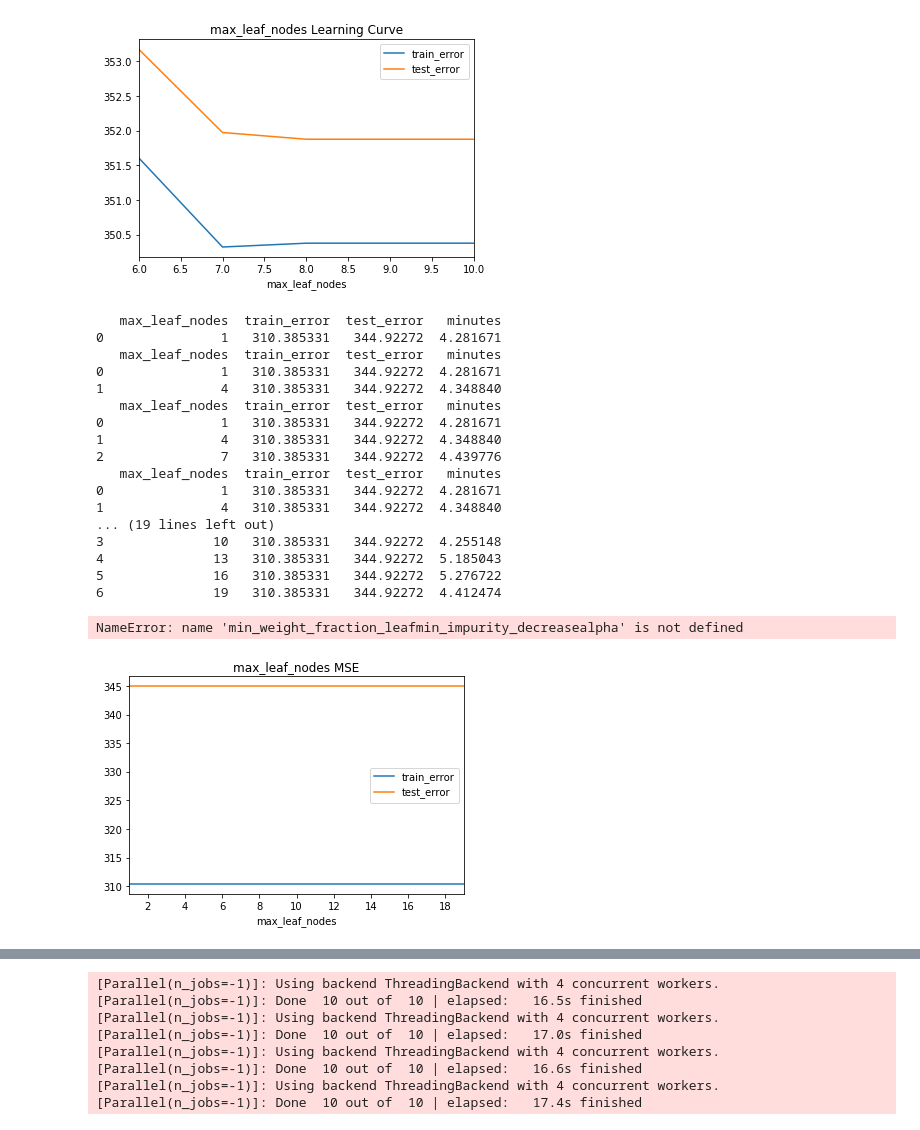
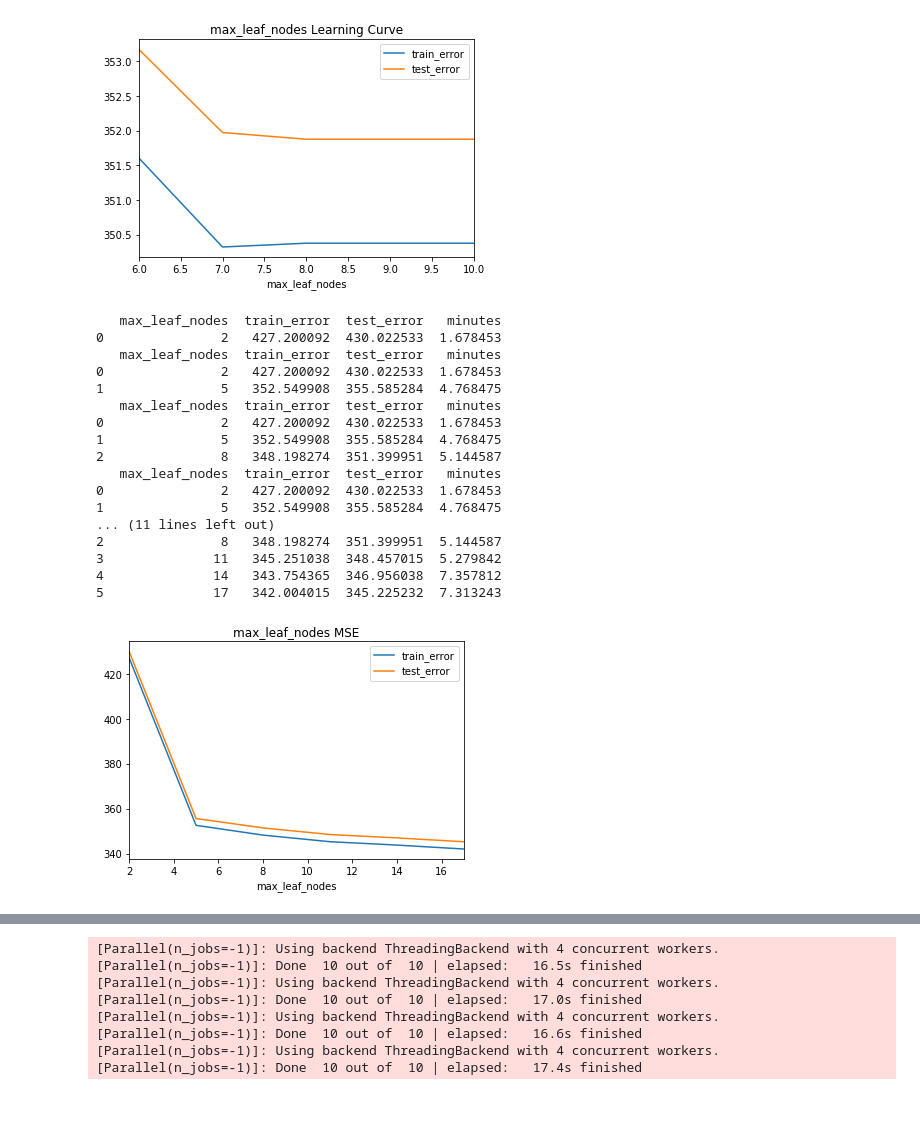
Before and after one commit to kirahman2/salarypredictionportfolio, a Jupyter notebook: Salary Prediction Notebook.ipynb, the cells around one changed output, grey strips where cells are left out. Saved outputs shown, nothing was run; the diff lists cells and outputs as text; code cells hidden in the pictures.

```diff
--- a/Salary Prediction Notebook.ipynb
+++ b/Salary Prediction Notebook.ipynb
@@ -1295,7 +1294,7 @@ list_val = [0,.1,.5,.7,.9]
 results=[]
 for val in list_val:
     start_time = time.time()
-    gbr = GradientBoostingRegressor(min_impurity_decrease=val, max_depth=10,          ###
+    gbr = GradientBoostingRegressor(min_impurity_decrease=val, max_depth=7,          ###
                                     random_state=42, verbose=0)
     gbr.fit(X_train, y_train)
     results.append(
@@ -1422,14 +1421,14 @@ result_final
 [figure]
 # %%
 # gbr +maxdepth
-# best max_features=default                                                    ###
+# best max_features=[auto, log2]                                                    ###
 hyperp = 'max_features'                                                 ###
 list_val = ['auto', 'sqrt', 'log2', None]
 
 results=[]
 for val in list_val:
     start_time = time.time()
-    gbr = GradientBoostingRegressor(max_features=val, max_depth=10,          ###
+    gbr = GradientBoostingRegressor(max_features=val, max_depth=7,          ###
                                     random_state=42, verbose=0)
     gbr.fit(X_train, y_train)
     results.append(
@@ -1506,7 +1505,7 @@ result_final
 | 0.10000 | 350.378303 | 351.876126 |
 [figure]
 # %%
-# gbr +maxdepth
+# thisgbr +maxdepth
 # best alpha=default                                                    ###
 hyperp = 'alpha'                                                 ###
 list_val = [.1,.5,.9]
@@ -1514,14 +1513,14 @@ list_val = [.1,.5,.9]
 results=[]
 for val in list_val:
     start_time = time.time()
-    gbr = GradientBoostingRegressor(alpha=val, max_depth=10,          ###
+    gbr = GradientBoostingRegressor(alpha=val, max_depth=7,          ###
                                     random_state=42, verbose=0)
     gbr.fit(X_train, y_train)
     results.append(
         {
             hyperp: val,                                         ###
-            'train_error': mean_squared_error(y_train, clf.predict(X_train)),
-            'test_error': mean_squared_error(y_test, clf.predict(X_test)),
+            'train_error': mean_squared_error(y_train, gbr.predict(X_train)),
+            'test_error': mean_squared_error(y_test, gbr.predict(X_test)),
             'minutes': (time.time() - start_time)/60
         })
     print(pd.DataFrame(results))
@@ -1542,13 +1541,13 @@ results[['train_error','test_error']].plot(title=hyperp + ' MSE');
 # %%
-# gbr +maxdepth
+# thisgbr +maxdepth
 # best alpha=default                                                    ###
 hyperp = 'alpha'                                                 ###
-list_val = [.1,.5,.9]
+list_val = [.01,.05,.1]
 
 results=[]
 for val in list_val:
     start_time = time.time()
-    gbr = GradientBoostingRegressor(alpha=val, max_depth=10,          ###
+    gbr = GradientBoostingRegressor(alpha=val, max_depth=7,          ###
                                     random_state=42, verbose=0)
     gbr.fit(X_train, y_train)
     results.append(
@@ -1620,45 +1615,44 @@ result_final
 | 10 | 350.378303 | 351.876126 |
 [figure]
 # %%
-# gbr +maxdepth COMPLETE
+# thisgbrDONE +maxdepth COMPLETE
 # best max_leaf_nodes=default                                                    ###
 hyperp = 'max_leaf_nodes'                                                 ###
-list_val = range(1,20,3)
+list_val = range(2,20,3)
 
 results=[]
 for val in list_val:
     start_time = time.time()
-    gbr = GradientBoostingRegressor(max_leaf_nodes=val, max_depth=10,          ###
+    gbr = GradientBoostingRegressor(max_leaf_nodes=val, max_depth=7,          ###
                                     random_state=42, verbose=0)
     gbr.fit(X_train, y_train)
     results.append(
         {
             hyperp: val,                                         ###
             'train_error': mean_squared_error(y_train, gbr.predict(X_train)),
             'test_error': mean_squared_error(y_test, gbr.predict(X_test)),
             'minutes': (time.time() - start_time)/60
         })
     print(pd.DataFrame(results))
 
 results = pd.DataFrame(results).set_index(hyperp).sort_index()
 results[['train_error','test_error']].plot(title=hyperp + ' MSE');
 # %% [output]
    max_leaf_nodes  train_error  test_error   minutes
-0               1   310.385331   344.92272  4.281671
+0               2   427.200092  430.022533  1.678453
    max_leaf_nodes  train_error  test_error   minutes
-0               1   310.385331   344.92272  4.281671
-1               4   310.385331   344.92272  4.348840
+0               2   427.200092  430.022533  1.678453
+1               5   352.549908  355.585284  4.768475
    max_leaf_nodes  train_error  test_error   minutes
-0               1   310.385331   344.92272  4.281671
-1               4   310.385331   344.92272  4.348840
-2               7   310.385331   344.92272  4.439776
+0               2   427.200092  430.022533  1.678453
+1               5   352.549908  355.585284  4.768475
+2               8   348.198274  351.399951  5.144587
    max_leaf_nodes  train_error  test_error   minutes
-0               1   310.385331   344.92272  4.281671
-1               4   310.385331   344.92272  4.348840
-... (19 lines left out)
-3              10   310.385331   344.92272  4.255148
-4              13   310.385331   344.92272  5.185043
-5              16   310.385331   344.92272  5.276722
-6              19   310.385331   344.92272  4.412474
+0               2   427.200092  430.022533  1.678453
+1               5   352.549908  355.585284  4.768475
+... (11 lines left out)
+2               8   348.198274  351.399951  5.144587
+3              11   345.251038  348.457015  5.279842
+4              14   343.754365  346.956038  7.357812
+5              17   342.004015  345.225232  7.313243
-NameError: name 'min_weight_fraction_leafmin_impurity_decreasealpha' is not defined
-[figure, old version]
+[figure, new version]
```
Also changed, not shown: parts of 63 cells of this notebook.
